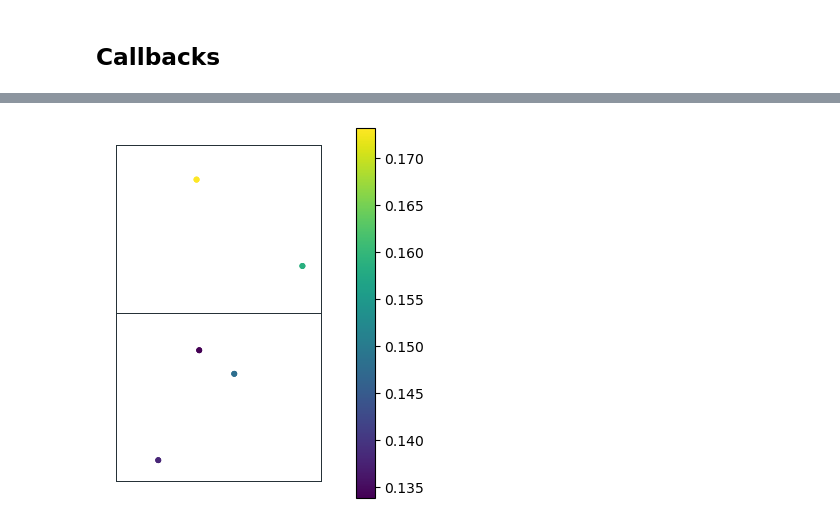
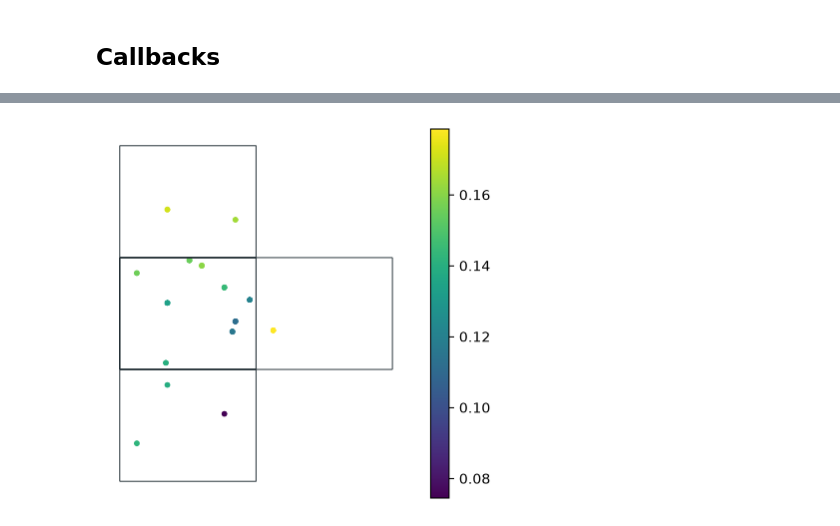
Before and after one commit to franckalbinet/trufl, a Jupyter notebook: nbs/04_callbacks.ipynb, the cells around one changed output, grey strips where cells are left out. Drawn from its saved outputs; the diff is of its cells as text; code cells hidden in the pictures.

```diff
--- a/nbs/04_callbacks.ipynb
+++ b/nbs/04_callbacks.ipynb
@@ -153,12 +169,14 @@ class StdCB(Callback):
 # %%
 #|exports
 class CountCB(Callback):
-    "Compute the number of measurements at given location."
-    def __init__(self, name='Count'): fc.store_attr()
+    "Number of measurements in the area. `NaN` if the area has no measurements."
+    def __init__(self,
+        name='Count', # Name of the variable
+    ): fc.store_attr()
     def __call__(self,
-                 loc_id:int, # Unique id of an individual area of interest.
-                 o:Type[State] # A State's object
-                ):
+        loc_id:int, # Area to describe
+        o:Type[State], # `State` holding the measurements
+    ):
         if loc_id in o.unsampled_locs: return Variable(self.name, np.nan)
         return Variable(self.name,
                         len(o.measurements.loc[[loc_id]].value.values))
@@ -209,4 +232,5 @@ For example:
 # %%
-#|eval: false
 fname_raster = 'files/ground-truth-01-4326-simulated.tif'
 gdf_grid = gridder(fname_raster, nrows=10, ncols=10)
+n = np.random.default_rng(41).integers(0, 10, size=len(gdf_grid))
+samples_t0 = DataCollector(fname_raster).collect(Sampler(gdf_grid).sample(n, method='uniform', rng=41))
@@ -222,9 +242,0 @@ sample_locs = sampler.sample(n, method='uniform')
-# %%
-#|eval: false
-# Emulate data collection
-dc_emulator = DataCollector(fname_raster)
-samples_t0 = dc_emulator.collect(sample_locs)
-
-ax = samples_t0.plot(column='value', s=3, legend=True)
-gdf_grid.boundary.plot(color=black, lw=0.5, ax=ax)
-ax.axis('off');
@@ -235,11 +245,11 @@ ax.axis('off');
 # %%
-#|eval: false
+np.random.seed(0)
 state = State(samples_t0, gdf_grid, cbs=[
     MaxCB(), MinCB(), StdCB(), CountCB(), MoranICB(k=5), PriorCB(fname_raster)
 ])
-
-# You have to call the instance
-state_t0 = state(); state_t0
+state_t0 = state()
+test_eq(len(state_t0), len(gdf_grid))
+state_t0.head()
 # %% [output]
 |  | Max | Min | Standard Deviation | Count | Moran.I | Prior |
 | loc_id |  |  |  |  |  |  |
@@ -270,18 +291,13 @@ The cell below allows to visualize it in action:
 # %%
-#|eval: false
-
-# Select measurements belonging to loc_id=1
-subset = state.measurements.loc[[1]]; subset.head()
-# Expand to k-nearest neighbors
+loc_id = state_t0['Count'].idxmax()
+subset = state.measurements.loc[[loc_id]]
 expanded_pts = state.expand_to_k_nearest(subset, k=5)
-
-# Look how the k-nearest neighbors from adjacent areas are now incuded
+test_eq(len(expanded_pts), 5 * len(subset))
 ax = expanded_pts.plot(column='value', s=10, legend=True)
-gpd.sjoin(gdf_grid, expanded_pts, how="inner", predicate='contains')\
-    .boundary.plot(color=black, lw=0.5, ax=ax)
+gpd.sjoin(gdf_grid, expanded_pts, how="inner", predicate='contains').boundary.plot(color=black, lw=0.5, ax=ax)
 ax.axis('off');
 # %% [output]
-[figure, old version]
+[figure, new version]
 # %%
 #| hide
 import nbdev; nbdev.nbdev_export()
```
Also changed, not shown: parts of 29 cells of this notebook, 1 other file.
